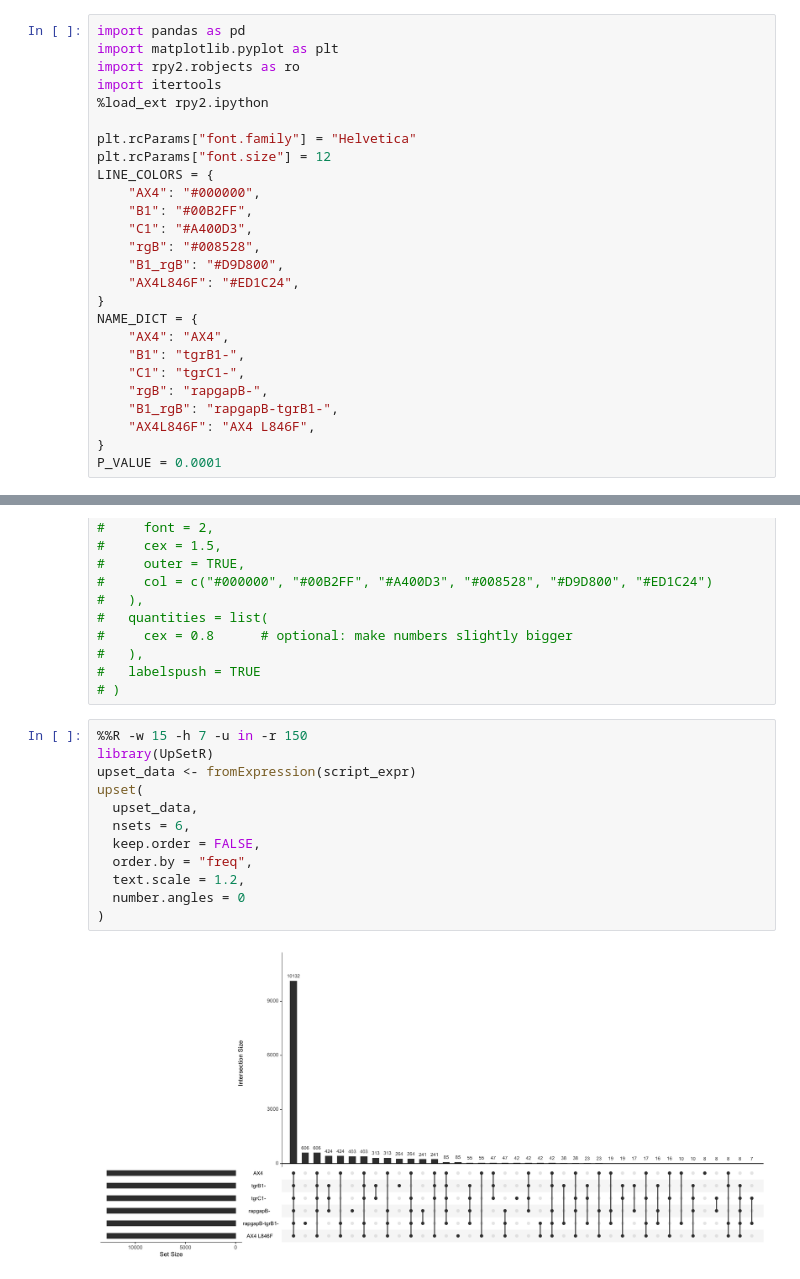
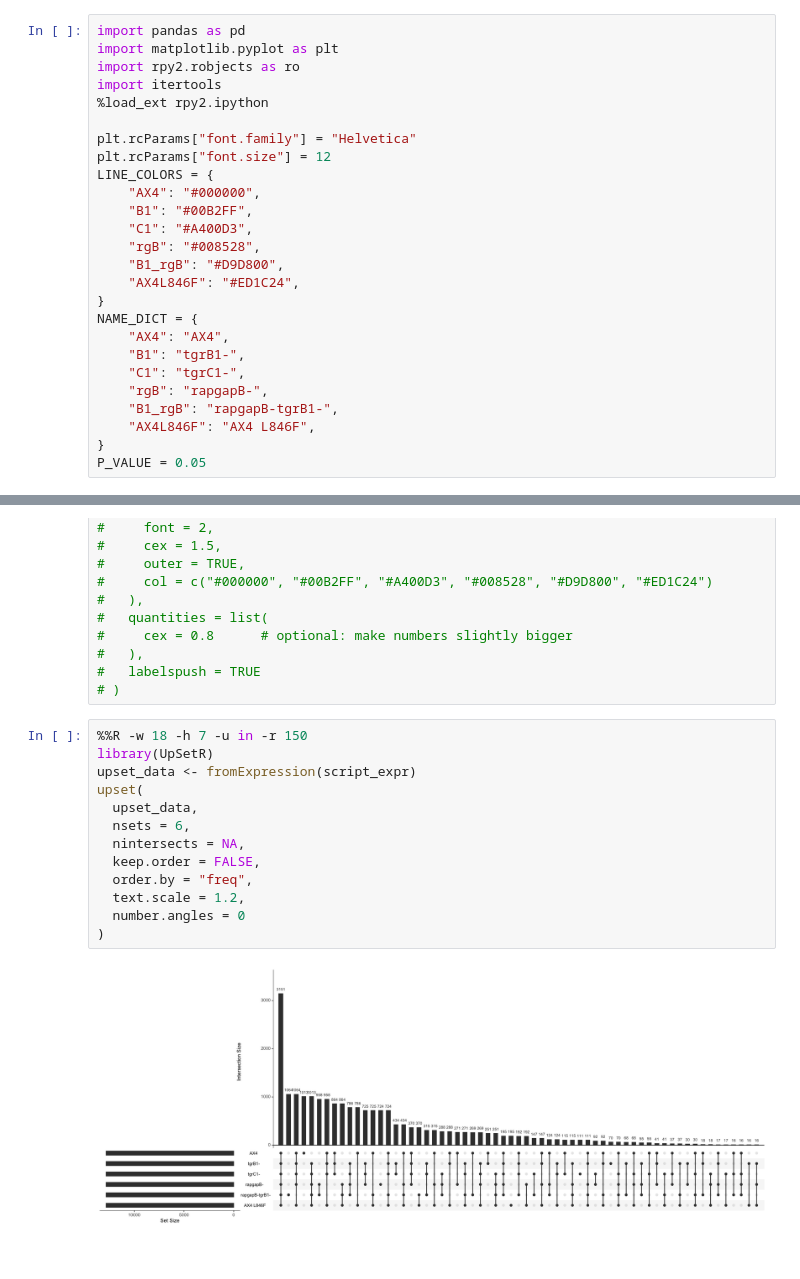
Before and after one commit to lenatr99/RNAseq_dicty, a Jupyter notebook: differential_expression/code/venn_diagrams.ipynb, the cells around one changed output, grey strips where cells are left out. Drawn from its saved outputs; the diff is of its cells as text.

Commit message:
Updated Venn diagrams and DIF genes

```diff
--- a/differential_expression/code/venn_diagrams.ipynb
+++ b/differential_expression/code/venn_diagrams.ipynb
@@ -23,7 +23,7 @@ NAME_DICT = {
     "B1_rgB": "rapgapB-tgrB1-",
     "AX4L846F": "AX4 L846F",
 }
-P_VALUE = 0.0001
+P_VALUE = 0.05
 # %% [output]
 The rpy2.ipython extension is already loaded. To reload it, use:
   %reload_ext rpy2.ipython
@@ -208,17 +233,18 @@ plot(
 #   labelspush = TRUE
 # )
 # %%
-%%R -w 15 -h 7 -u in -r 150
+%%R -w 18 -h 7 -u in -r 150
 library(UpSetR)
 upset_data <- fromExpression(script_expr)
 upset(
   upset_data,
   nsets = 6,
+  nintersects = NA,
   keep.order = FALSE,
   order.by = "freq",
   text.scale = 1.2,
   number.angles = 0
 )
 # %% [output]
-[figure, old version]
+[figure, new version]
 # %%
```
Also changed, not shown: parts of 4 cells of this notebook, 13 other files.
